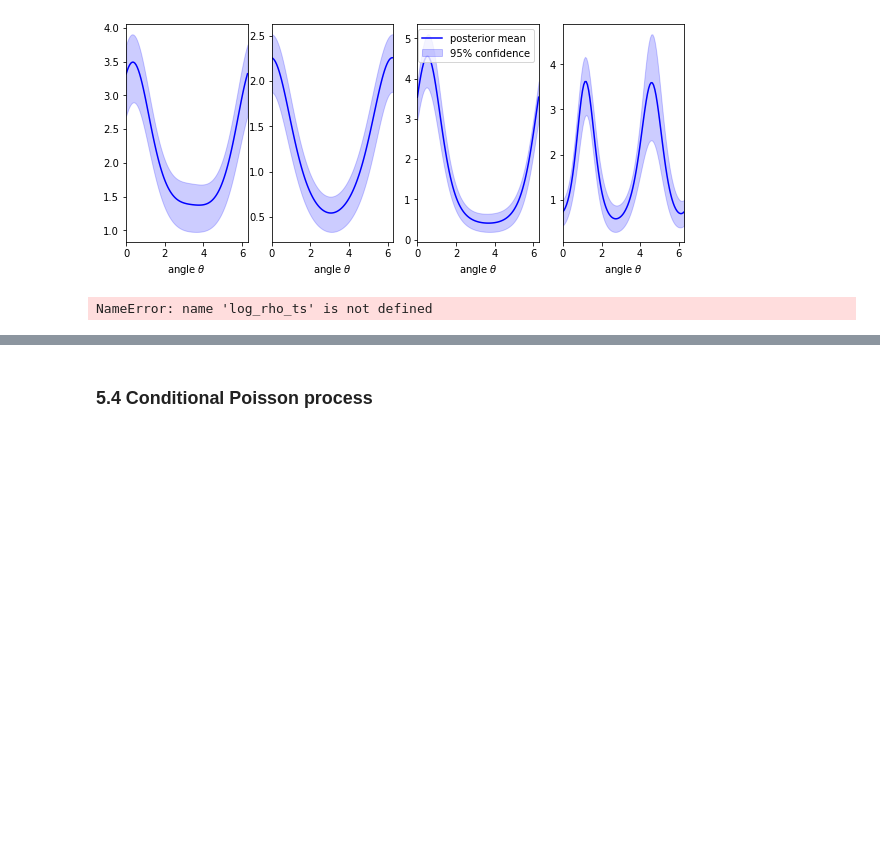
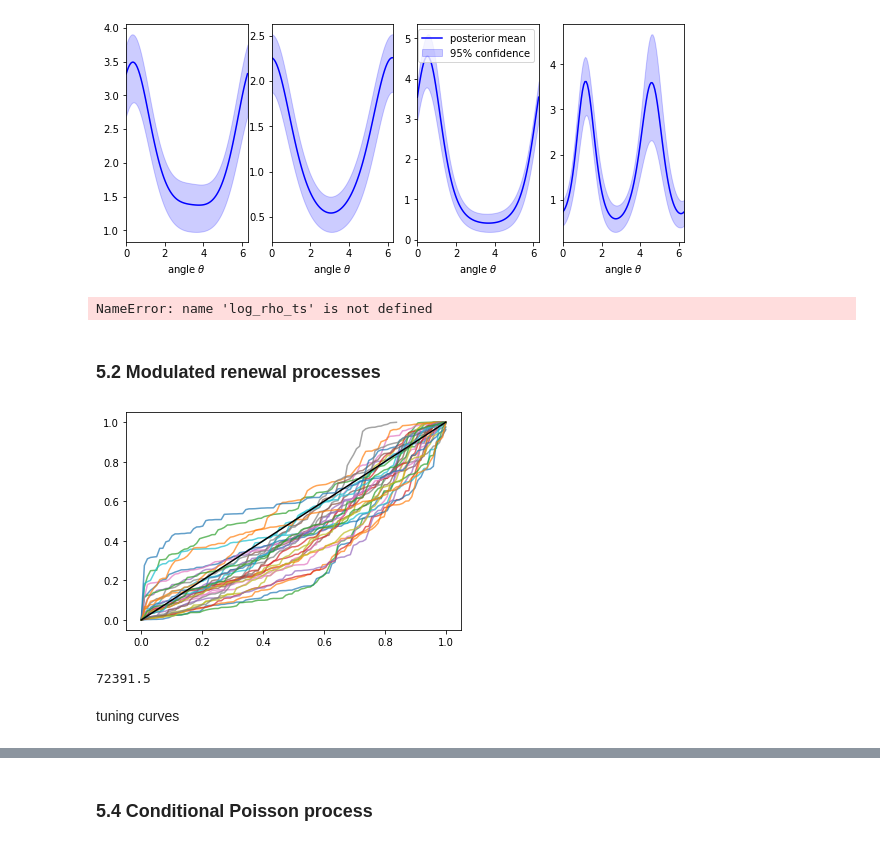
Before and after one commit to davindicode/nonparametric-nonrenewal-process, a Jupyter notebook: notebooks/th1.ipynb, the cells around one changed output, grey strips where cells are left out. Saved outputs shown, nothing was run; the diff lists cells and outputs as text; code cells hidden in the pictures; blank space fills up the shorter version.

```diff
--- a/notebooks/th1.ipynb
+++ b/notebooks/th1.ipynb
@@ -351,3 +353,6 @@ lib.utils.plots.decorate_ax(ax, xlabel='time (ms)', ylabel='neuron')
 plt.show()
 # %% [output]
 NameError: name 'log_rho_ts' is not defined
+# %% [markdown]
+<a id='models_IPP'></a>
+### 5.2 Modulated renewal processes
@@ -353,0 +385,48 @@ NameError: name 'log_rho_ts' is not defined
+# %%
+prng_state = jr.PRNGKey(123)
+jitter = 1e-6
+
+st = 0
+fltlen = 0
+xs = covs_t
+deltas = ISIs.transpose(1, 0, 2)[:, st:, :1] if ISIs is not None else ISIs
+ys = spikes_t[:, st:]
+ys_filt = spikes_t[:, st+fltlen:]
+
+taus = deltas[..., 0].T
+post_mean_rho = model.obs_model.evaluate_posterior_mean(
+    prng_state, xs, taus, ys_filt, jitter, sel_outdims)
+
+rescaled_intervals = lib.utils.neural.time_rescale(
+    ys.T, post_mean_rho.T, model.obs_model.renewal.dt, max_intervals=100)
+
+qs = np.array(jax.vmap(model.obs_model.renewal.cum_density)(rescaled_intervals.T).T)
+sort_cdfs, T_KSs, sign_KSs, p_KSs = [], [], [], []
+for n in range(qs.shape[0]):
+    sort_cdf, T_KS, sign_KS, p_KS = lib.utils.stats.KS_test(qs[n, :], alpha=0.05)
+    sort_cdfs.append(sort_cdf)
+    T_KSs.append(T_KS)
+    sign_KSs.append(sign_KS)
+    p_KSs.append(p_KS)
+
+
+# LPD
+lik_int_method = {
+    "type": "GH",
+    "approx_pts": 50,
+}
+
+lpd, _ = model.obs_model.variational_expectation(
+    prng_state, jitter, xs[None, None], taus, ys, ys_filt, False, timesteps, lik_int_method, False)
+# %%
+for n in range(len(sort_cdfs)):
+    plt.plot(np.linspace(0., 1., len(sort_cdfs[n])), sort_cdfs[n], alpha=0.7)
+plt.plot(np.linspace(0., 1., 100), np.linspace(0., 1., 100), c='k')
+plt.show()
+
+print(lpd)
+# %% [output]
+[figure, added]
+72391.5
+# %% [markdown]
+tuning curves
```
Also changed, not shown: parts of 13 cells of this notebook, 1 other file.
